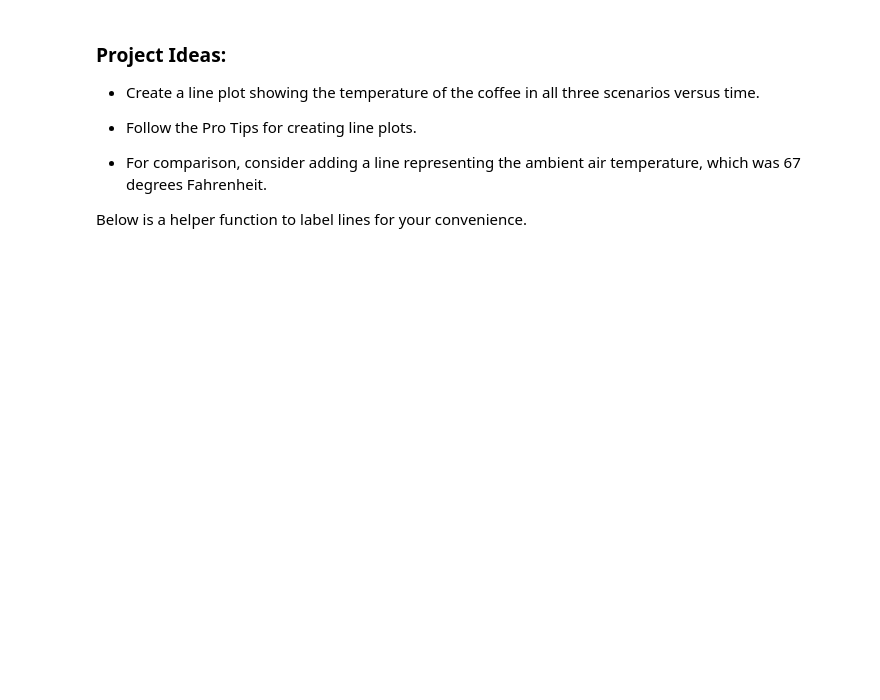
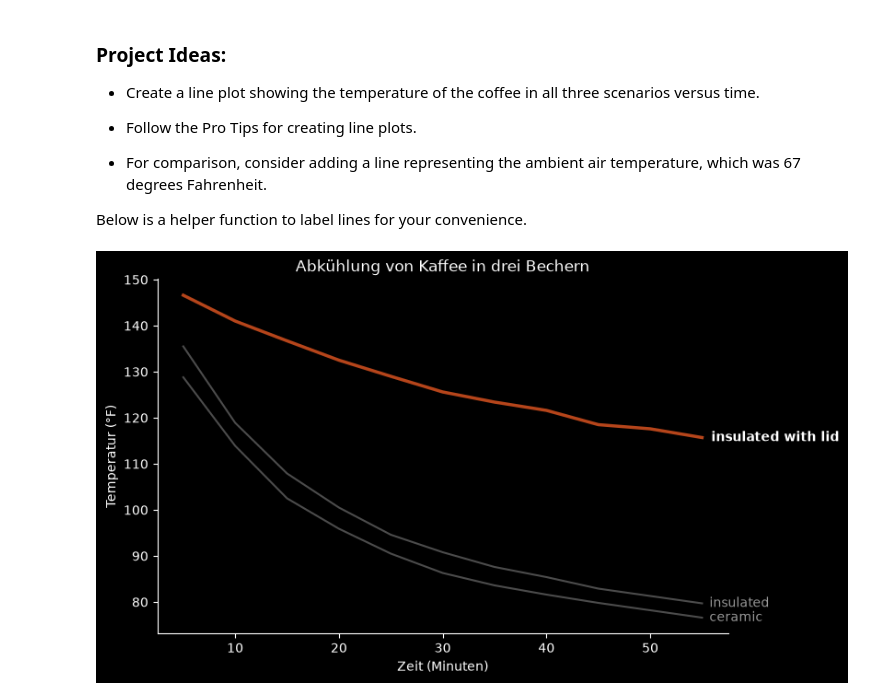
Before and after one commit to HTL3R-2627-SEW-5AX/2144_27_5AX_SEW_HTL3R, a Jupyter notebook: cisco_dse/chapter4/cooling-coffee-project/hot-coffee.ipynb, the cells around one changed output. Saved outputs shown, nothing was run; the diff lists cells and outputs as text; code cells hidden in the pictures; blank space fills up the shorter version.

Commit message:
plot_coffee pro tips added

```diff
--- a/cisco_dse/chapter4/cooling-coffee-project/hot-coffee.ipynb
+++ b/cisco_dse/chapter4/cooling-coffee-project/hot-coffee.ipynb
@@ -54,33 +54,47 @@ def add_end_labels(df, x, column_names, alpha=1, fontweight='normal'):
 # %%
 import doctest
 
 
-def plot_coffee(data: pd.DataFrame) -> plt.Axes:
-    """Zeichnet die Temperatur in jedem Becher gegen die Zeit und beschriftet die Linien am rechten Ende.
+def plot_coffee(data: pd.DataFrame, highlight: str = "insulated with lid") -> plt.Axes:
+    """Zeichnet die Temperatur in jedem Becher gegen die Zeit, hebt einen Becher hervor und beschriftet die Linien am rechten Ende.
 
     >>> toy = pd.DataFrame({"time": [5, 10], "insulated with lid": [150.0, 140.0], "ceramic": [130.0, 110.0]})
     >>> ax = plot_coffee(toy)
     >>> len(ax.lines), ax.get_xlabel(), ax.get_ylabel()
     (2, 'Zeit (Minuten)', 'Temperatur (°F)')
-    >>> [text.get_text().strip() for text in ax.texts]
-    ['insulated with lid', 'ceramic']
+    >>> [(text.get_text().strip(), text.get_fontweight()) for text in ax.texts]
+    [('ceramic', 'normal'), ('insulated with lid', 'bold')]
+    >>> ax.spines["top"].get_visible(), ax.spines["right"].get_visible()
+    (False, False)
     >>> plt.close(ax.figure)
     """
     # Alle Spalten außer der Zeit sind Becher
     cups = [column for column in data.columns if column != "time"]
+    others = [cup for cup in cups if cup != highlight]
+    last_time = data["time"].iloc[-1]
 
     fig, ax = plt.subplots(figsize=(8, 5))
-    for cup in cups:
-        ax.plot(data["time"], data[cup])
+
+    # Die anderen Becher gedämpft in Grau, der hervorgehobene zuletzt, damit er oben liegt
+    for cup in others:
+        ax.plot(data["time"], data[cup], color="gray", alpha=0.6)
+    ax.plot(data["time"], data[highlight], color="#b5451b", linewidth=2.5)
 
     # Beschriftung direkt an der Linie statt Legende (add_end_labels zeichnet auf die aktuelle Achse)
-    add_end_labels(data, data["time"].iloc[-1], cups)
+    add_end_labels(data, last_time, others, alpha=0.6)
+    add_end_labels(data, last_time, [highlight], fontweight="bold")
+
+    # Unnötige Rahmen weglassen
+    ax.spines["top"].set_visible(False)
+    ax.spines["right"].set_visible(False)
 
     ax.set_xlabel("Zeit (Minuten)")
     ax.set_ylabel("Temperatur (°F)")
     ax.set_title("Abkühlung von Kaffee in drei Bechern")
     return ax
 
 
 plot_coffee(df)
 plt.show()
+# %% [output]
+[figure, added]
```
Also changed, not shown: parts of 1 cell of this notebook.
